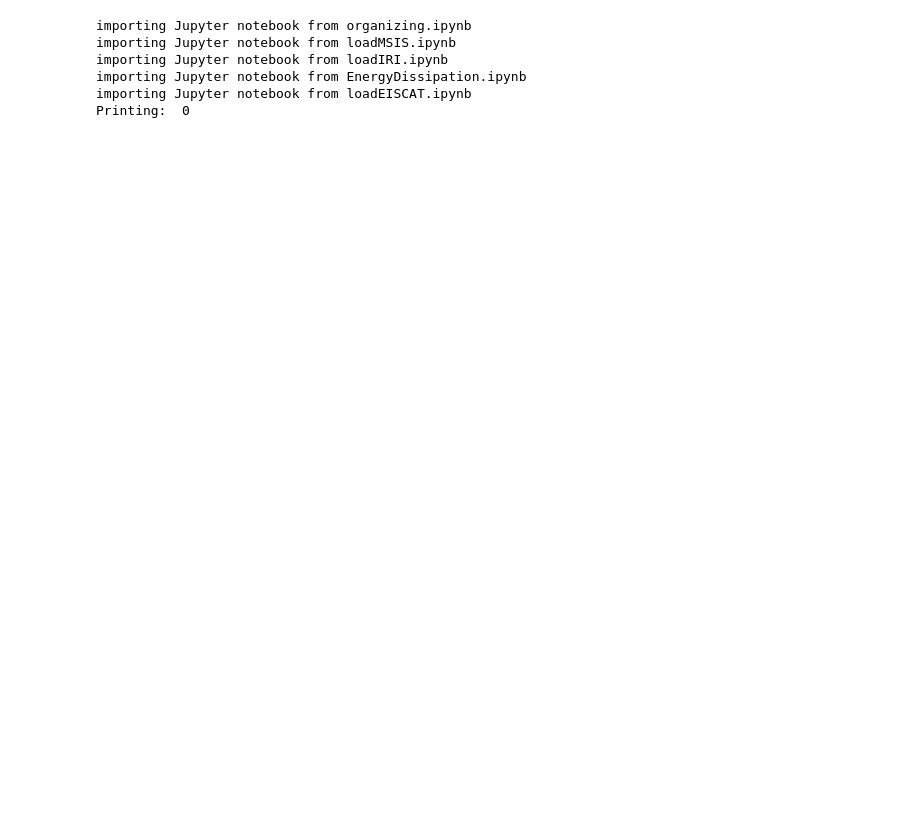
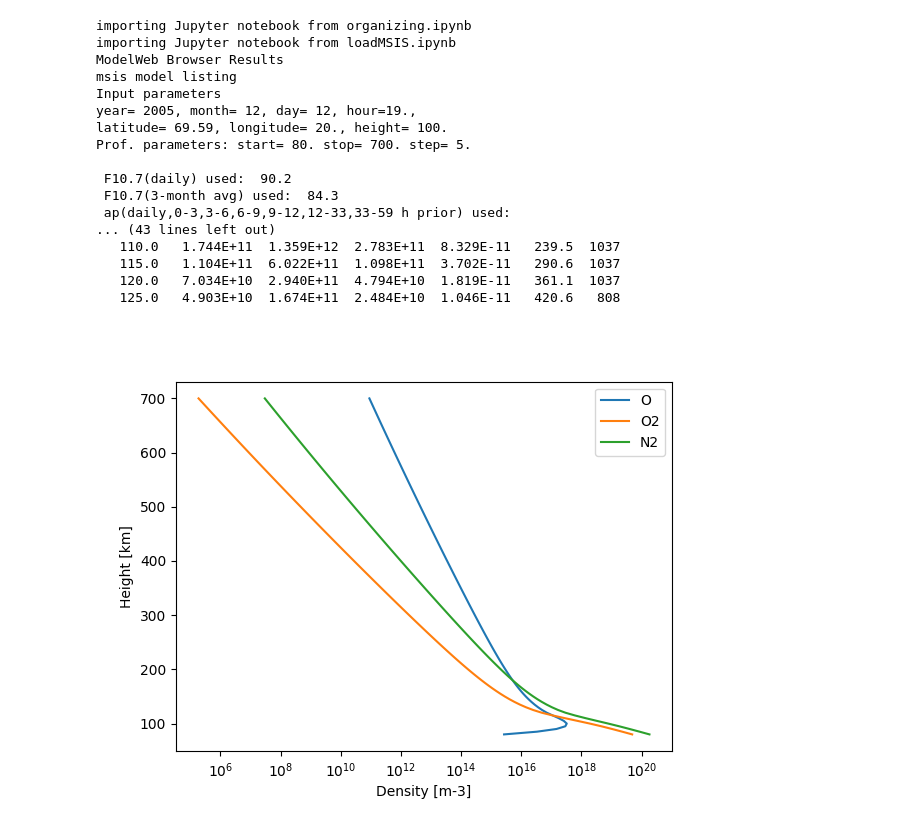
Before and after one commit to ostald/ElectronPrecipitation, a Jupyter notebook: main.ipynb, the cells around one changed output. Saved outputs shown, nothing was run; the diff lists cells and outputs as text; code cells hidden in the pictures; blank space fills up the shorter version.

```diff
--- a/main.ipynb
+++ b/main.ipynb
@@ -2,16 +2,17 @@
 import numpy as np
 import import_ipynb
 import matplotlib.pyplot as plt
+%matplotlib widget
 
 import organizing
 import loadMSIS
 import loadIRI
 import EnergyDissipation
 import loadEISCAT
+import AuroralPrecipitation as ap
 
 from labellines import labelLine, labelLines
 from scipy.integrate import solve_ivp
-
 
 
 
@@ -21,41 +22,63 @@ Configuration files from IRI and MSIS models are specified here.
 Eiscat data files are specified here.
 '''
 
+#configuring printing option
 con = organizing.pcfg
 con.disable()
 print('Printing: ', con.print)
 
+#defining file paths
 msis_config = '/Users/ost051/Documents/PhD/Electron Precipitation/example/Meta-data/msis.txt'
 iri_config  = '/Users/ost051/Documents/PhD/Electron Precipitation/example/Meta-data/iri.txt'
 chemistry_config = '/Users/ost051/Documents/PhD/Electron Precipitation/example/Meta-data/Reaction rates.txt'
 path_eiscat_data = '/Users/ost051/Documents/PhD/Electron Precipitation/example/Data/'
 
+#setup log directory
 setup_ = organizing.setup(msis_config, iri_config, chemistry_config, path_eiscat_data)
 log_directory = setup_._log_directory
 
+#load neutroal atmopshere model
 [z_msis
  , n_o1_msis
  , n_n2_msis
  , n_o2_msis
  , mass_density
  , temp_n_msis
  , scale_height_msis] = loadMSIS.loadMSIS(log_directory + '/Config/msis.txt')
 
+#load ionosphere model
 [z_iri
  , ne_iri
  , t_neutral
  , t_ion
  , t_e
  , rel_o_p
  , rel_n_p
  , rel_h_p
  , rel_he_p
  , rel_o2_p
  , rel_no_p] = loadIRI.loadIRI(log_directory + '/Config/iri.txt')
+
+#replace all negative temperatures (-1 K) in IRI model by MSIS model (up to 115 km height, where Te = Ti = Tn)
+t_e[t_e<0]             = temp_n_msis[t_e<0]
+t_ion[t_ion<0]         = temp_n_msis[t_ion<0]
+t_neutral[t_neutral<0] = temp_n_msis[t_neutral<0]
 # %% [output]
 importing Jupyter notebook from organizing.ipynb
 importing Jupyter notebook from loadMSIS.ipynb
-importing Jupyter notebook from loadIRI.ipynb
-importing Jupyter notebook from EnergyDissipation.ipynb
-importing Jupyter notebook from loadEISCAT.ipynb
-Printing:  0
+ModelWeb Browser Results
+msis model listing
+Input parameters
+year= 2005, month= 12, day= 12, hour=19.,
+latitude= 69.59, longitude= 20., height= 100.
+Prof. parameters: start= 80. stop= 700. step= 5.
+
+ F10.7(daily) used:  90.2
+ F10.7(3-month avg) used:  84.3
+ ap(daily,0-3,3-6,6-9,9-12,12-33,33-59 h prior) used:
+... (43 lines left out)
+   110.0   1.744E+11  1.359E+12  2.783E+11  8.329E-11   239.5  1037
+   115.0   1.104E+11  6.022E+11  1.098E+11  3.702E-11   290.6  1037
+   120.0   7.034E+10  2.940E+11  4.794E+10  1.819E-11   361.1  1037
+   125.0   4.903E+10  1.674E+11  2.484E+10  1.046E-11   420.6   808
+[figure, added]
```
Also changed, not shown: parts of 24 cells of this notebook, 6 other files.
